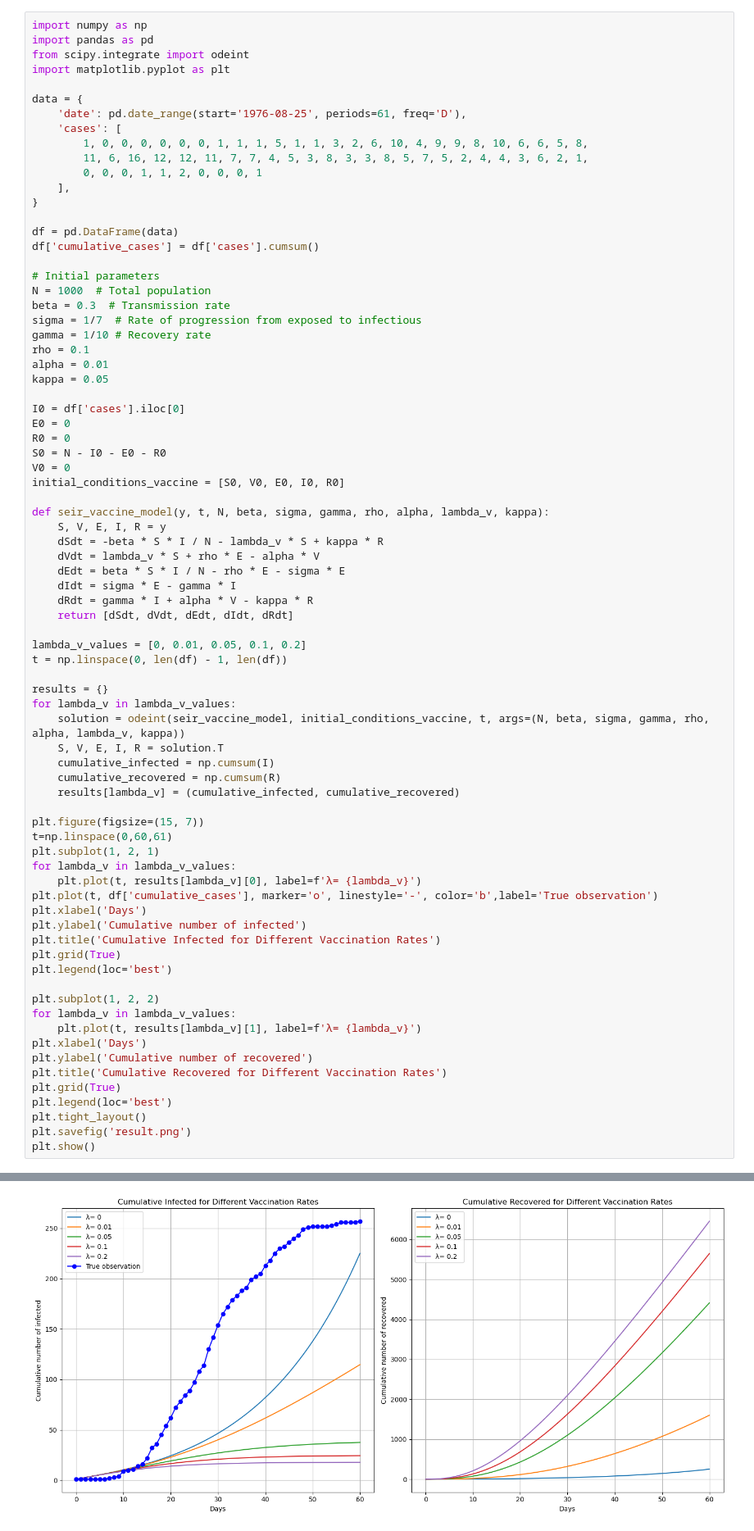
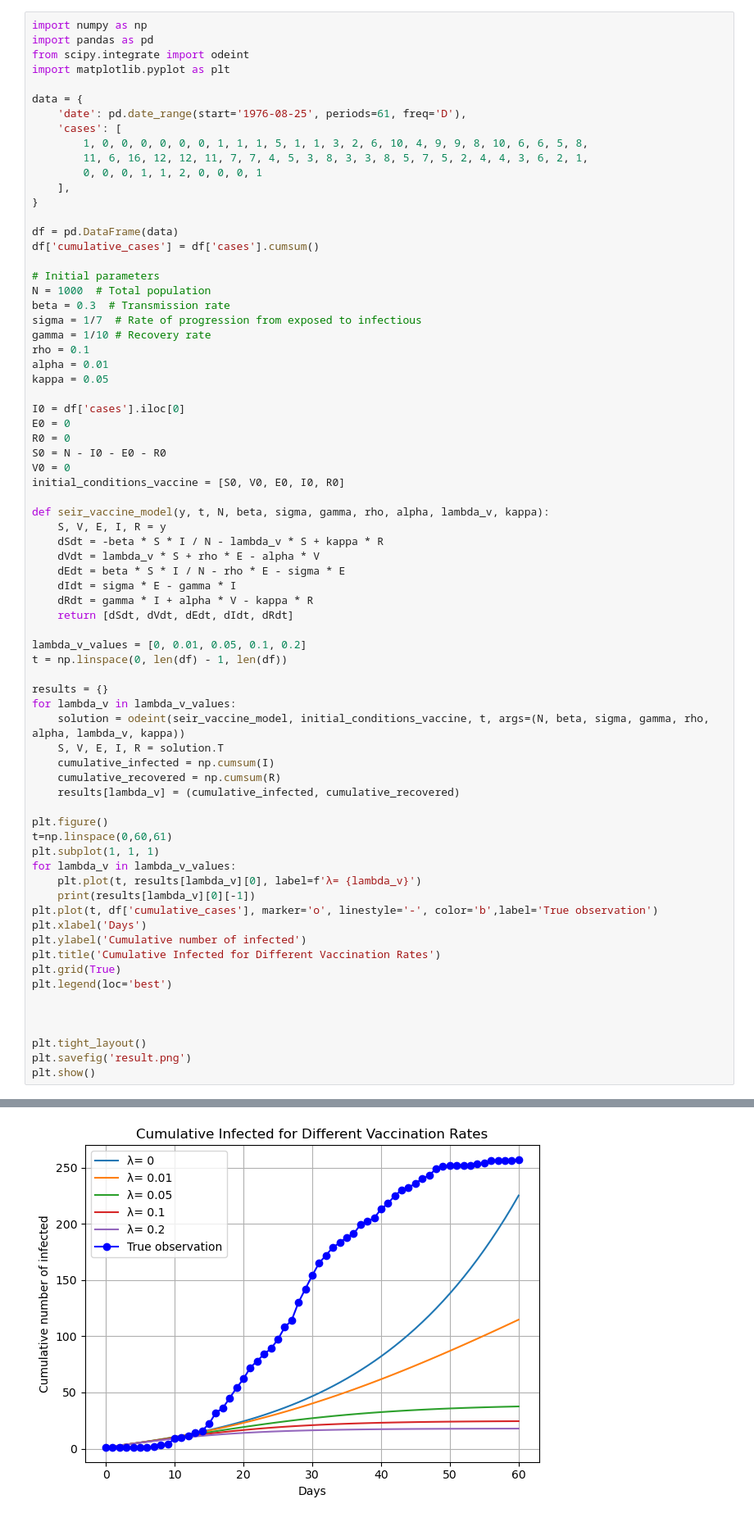
Before and after one commit to Vilmo18/Spread-Ebola-Disease, a Jupyter notebook: code.ipynb, the cells around one changed output, grey strips where cells are left out. Shown at 82% size. Drawn from its saved outputs; the diff is of its cells as text.

```diff
--- a/code.ipynb
+++ b/code.ipynb
@@ -52,11 +52,12 @@ for lambda_v in lambda_v_values:
     cumulative_recovered = np.cumsum(R)
     results[lambda_v] = (cumulative_infected, cumulative_recovered)
 
-plt.figure(figsize=(15, 7))
+plt.figure()
 t=np.linspace(0,60,61)
-plt.subplot(1, 2, 1)
+plt.subplot(1, 1, 1)
 for lambda_v in lambda_v_values:
     plt.plot(t, results[lambda_v][0], label=f'λ= {lambda_v}')
+    print(results[lambda_v][0][-1])
 plt.plot(t, df['cumulative_cases'], marker='o', linestyle='-', color='b',label='True observation')
 plt.xlabel('Days')
 plt.ylabel('Cumulative number of infected')
@@ -64,14 +65,8 @@ plt.title('Cumulative Infected for Different Vaccination Rates')
 plt.grid(True)
 plt.legend(loc='best')
 
-plt.subplot(1, 2, 2)
-for lambda_v in lambda_v_values:
-    plt.plot(t, results[lambda_v][1], label=f'λ= {lambda_v}')
-plt.xlabel('Days')
-plt.ylabel('Cumulative number of recovered')
-plt.title('Cumulative Recovered for Different Vaccination Rates')
-plt.grid(True)
-plt.legend(loc='best')
+
+
 plt.tight_layout()
 plt.savefig('result.png')
 plt.show()
@@ -79 +79 @@ plt.show()
-[figure, old version]
+[figure, new version]
```
Also changed, not shown: parts of 4 cells of this notebook, 4 other files.
